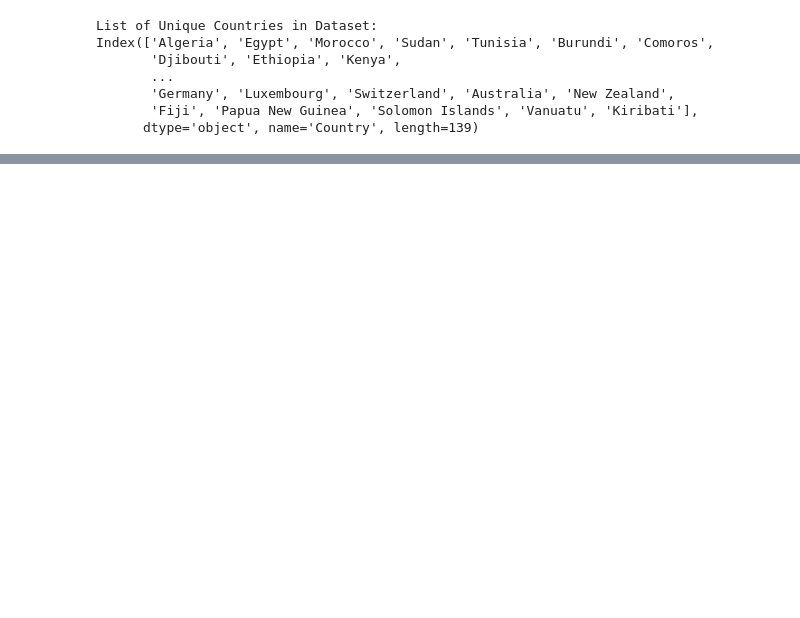
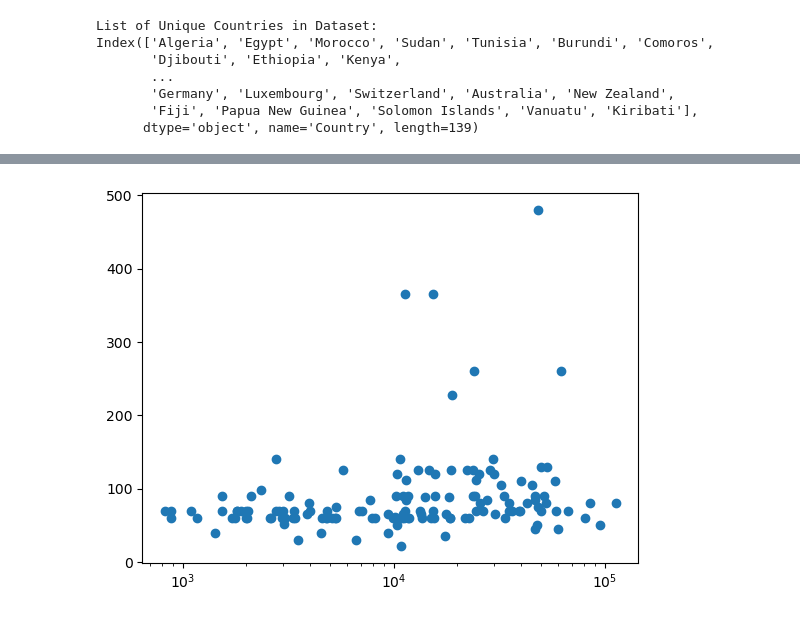
Before and after one commit to nss-data-science-cohort-7/un-exploration-marieljum, a Jupyter notebook: notebooks/solo_exploration_notes.ipynb, the cells around one changed output, grey strips where cells are left out. Drawn from its saved outputs; the diff is of its cells as text; code cells hidden in the pictures; blank space fills up the shorter version.

```diff
--- a/notebooks/solo_exploration_notes.ipynb
+++ b/notebooks/solo_exploration_notes.ipynb
@@ -636,0 +619,6 @@ print(len(sids)) # use len() to count the number of unique values
+# %%
+plt.scatter(merge['GDP_Per_Capita'], merge['Length of maternity (in days)'])
+plt.xscale('log')
+plt.show()
+# %% [output]
+[figure, added]
```
Also changed, not shown: parts of 10 cells of this notebook.
